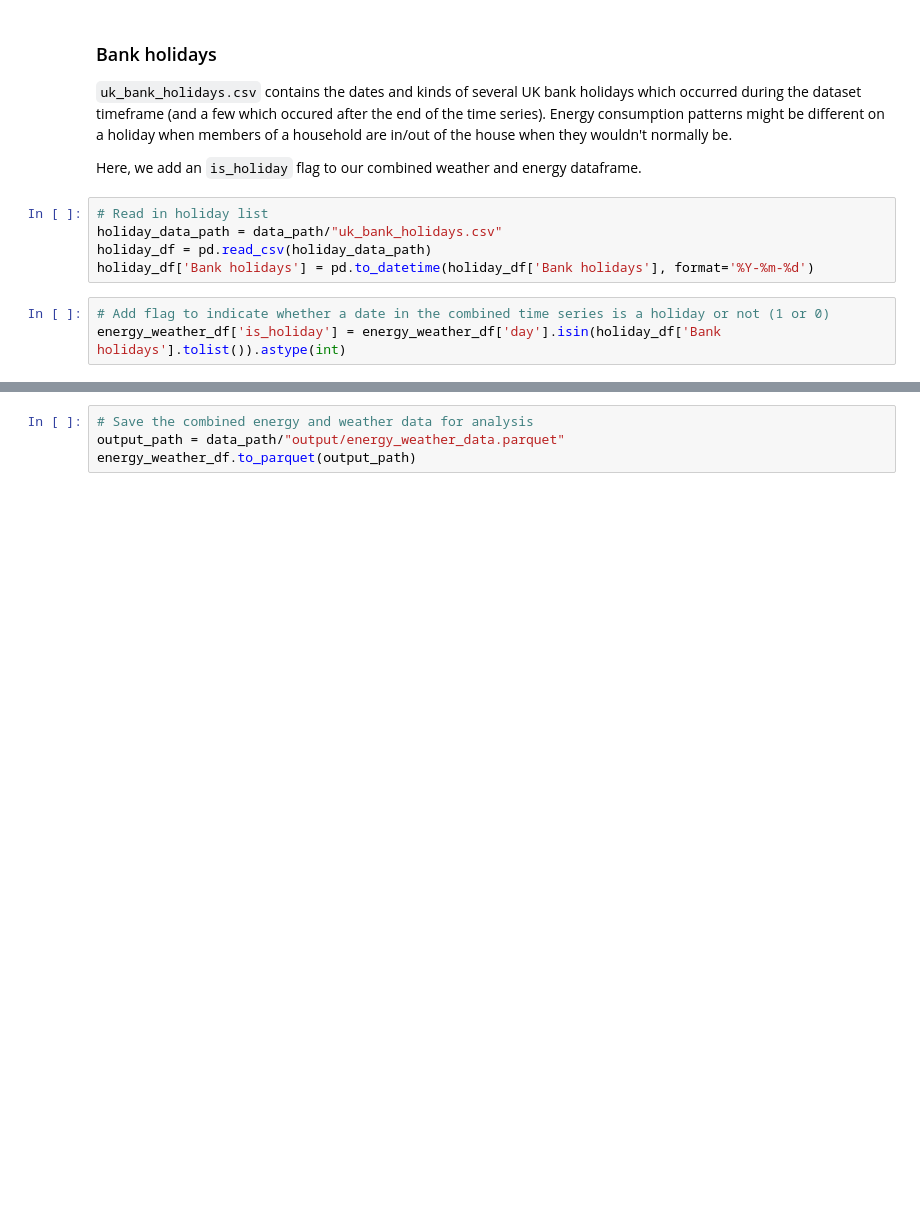
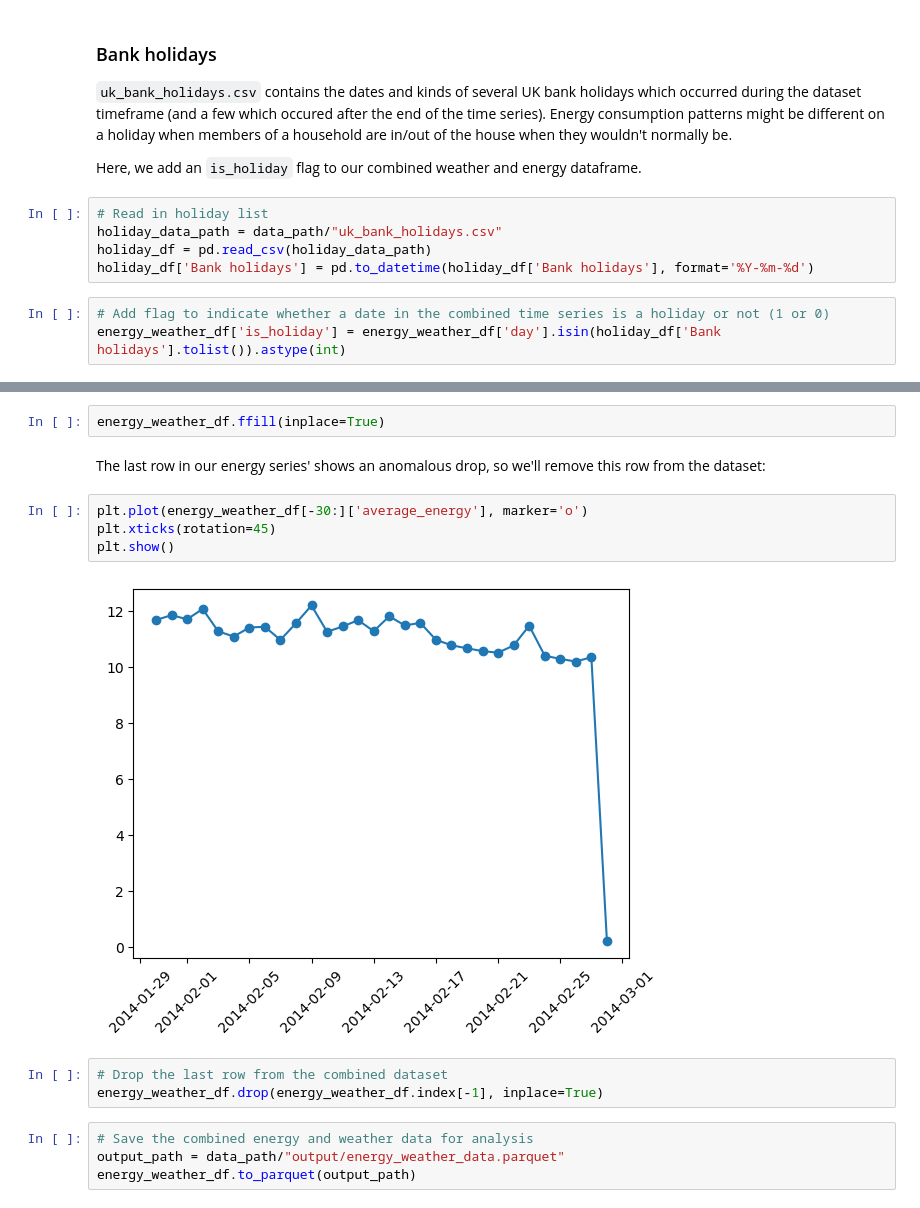
Before and after one commit to richhuwtaylor/predicting-energy-demand, a Jupyter notebook: code/data-loading.ipynb, the cells around one changed output, grey strips where cells are left out. Cells and saved outputs as stored; diff of their text form; blank space fills up the shorter version.

```diff
--- a/code/data-loading.ipynb
+++ b/code/data-loading.ipynb
@@ -170,3 +215,16 @@ energy_weather_df['is_holiday'] = energy_weather_df['day'].isin(holiday_df['Bank
+# %%
+energy_weather_df.ffill(inplace=True)
+# %% [markdown]
+The last row in our energy series' shows an anomalous drop, so we'll remove this row from the dataset:
+# %%
+plt.plot(energy_weather_df[-30:]['average_energy'], marker='o')
+plt.xticks(rotation=45)
+plt.show()
+# %% [output]
+[figure, added]
+# %%
+# Drop the last row from the combined dataset
+energy_weather_df.drop(energy_weather_df.index[-1], inplace=True)
 # %%
 # Save the combined energy and weather data for analysis
 output_path = data_path/"output/energy_weather_data.parquet"
```
Also changed, not shown: parts of 6 cells of this notebook, 1 other file.
